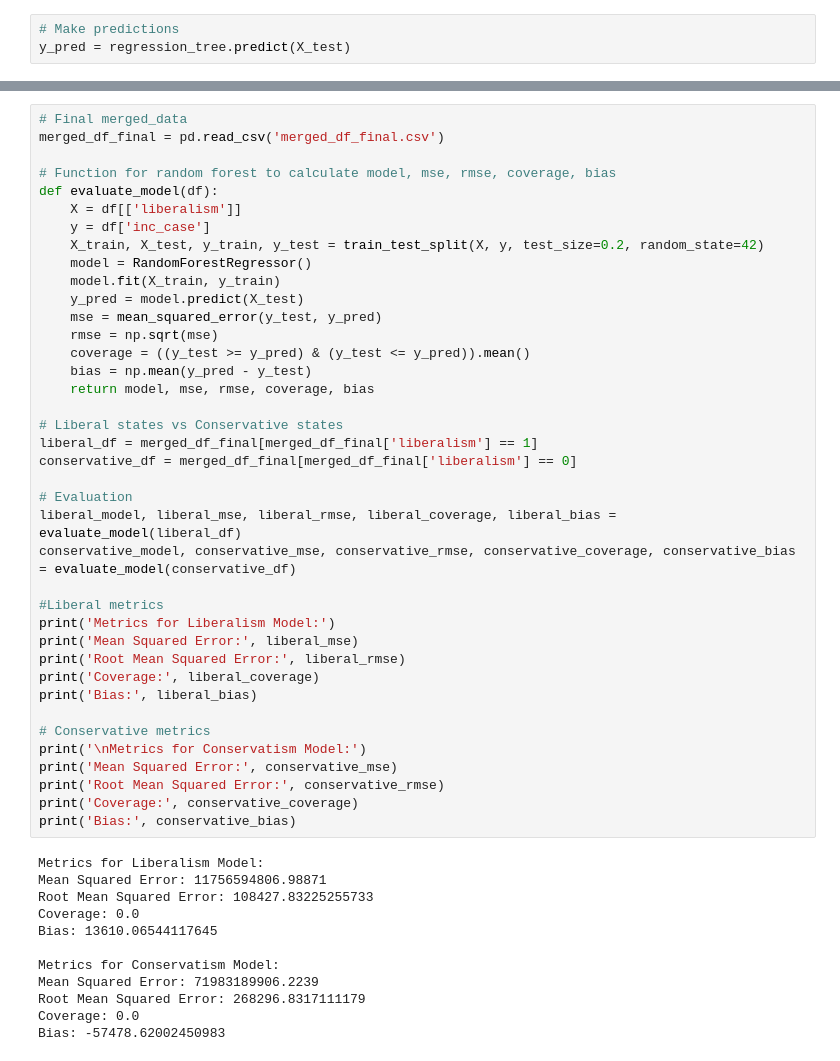
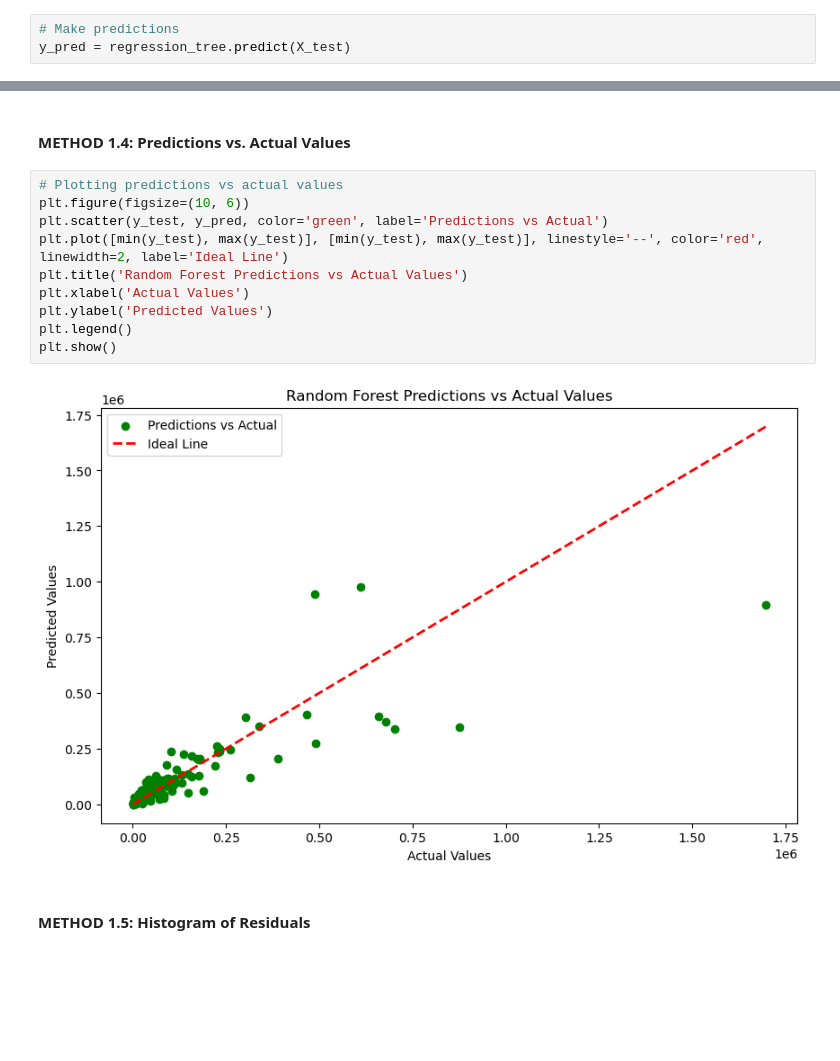
Before and after one commit to eunjeongc/covcast, a Jupyter notebook: Regression Tree.ipynb, the cells around one changed output, grey strips where cells are left out. Drawn from its saved outputs; the diff is of its cells as text; blank space fills up the shorter version.

```diff
--- a/Regression Tree.ipynb
+++ b/Regression Tree.ipynb
@@ -278,51 +97,16 @@ plt.show()
-# %%
-# Final merged_data
-merged_df_final = pd.read_csv('merged_df_final.csv')
-
-# Function for random forest to calculate model, mse, rmse, coverage, bias
-def evaluate_model(df):
-    X = df[['liberalism']]
-    y = df['inc_case']
-    X_train, X_test, y_train, y_test = train_test_split(X, y, test_size=0.2, random_state=42)
-    model = RandomForestRegressor()
-    model.fit(X_train, y_train)
-    y_pred = model.predict(X_test)
-    mse = mean_squared_error(y_test, y_pred)
-    rmse = np.sqrt(mse)
-    coverage = ((y_test >= y_pred) & (y_test <= y_pred)).mean()
-    bias = np.mean(y_pred - y_test)
-    return model, mse, rmse, coverage, bias
-
-# Liberal states vs Conservative states
-liberal_df = merged_df_final[merged_df_final['liberalism'] == 1]
-conservative_df = merged_df_final[merged_df_final['liberalism'] == 0]
-
-# Evaluation
-liberal_model, liberal_mse, liberal_rmse, liberal_coverage, liberal_bias = evaluate_model(liberal_df)
-conservative_model, conservative_mse, conservative_rmse, conservative_coverage, conservative_bias = evaluate_model(conservative_df)
-
-#Liberal metrics
-print('Metrics for Liberalism Model:')
-print('Mean Squared Error:', liberal_mse)
-print('Root Mean Squared Error:', liberal_rmse)
-print('Coverage:', liberal_coverage)
-print('Bias:', liberal_bias)
-
-# Conservative metrics
-print('\nMetrics for Conservatism Model:')
-print('Mean Squared Error:', conservative_mse)
-print('Root Mean Squared Error:', conservative_rmse)
-print('Coverage:', conservative_coverage)
-print('Bias:', conservative_bias)
-# %% [output]
-Metrics for Liberalism Model:
-Mean Squared Error: 11756594806.98871
-Root Mean Squared Error: 108427.83225255733
-Coverage: 0.0
-Bias: 13610.06544117645
-
-Metrics for Conservatism Model:
-Mean Squared Error: 71983189906.2239
-Root Mean Squared Error: 268296.8317111179
-Coverage: 0.0
-Bias: -57478.62002450983
+# %% [markdown]
+#### METHOD 1.4: Predictions vs. Actual Values
+# %%
+# Plotting predictions vs actual values
+plt.figure(figsize=(10, 6))
+plt.scatter(y_test, y_pred, color='green', label='Predictions vs Actual')
+plt.plot([min(y_test), max(y_test)], [min(y_test), max(y_test)], linestyle='--', color='red', linewidth=2, label='Ideal Line')
+plt.title('Random Forest Predictions vs Actual Values')
+plt.xlabel('Actual Values')
+plt.ylabel('Predicted Values')
+plt.legend()
+plt.show()
+# %% [output]
+[figure, added]
+# %% [markdown]
+#### METHOD 1.5: Histogram of Residuals
```
Also changed, not shown: parts of 42 cells of this notebook, 3 other files.
